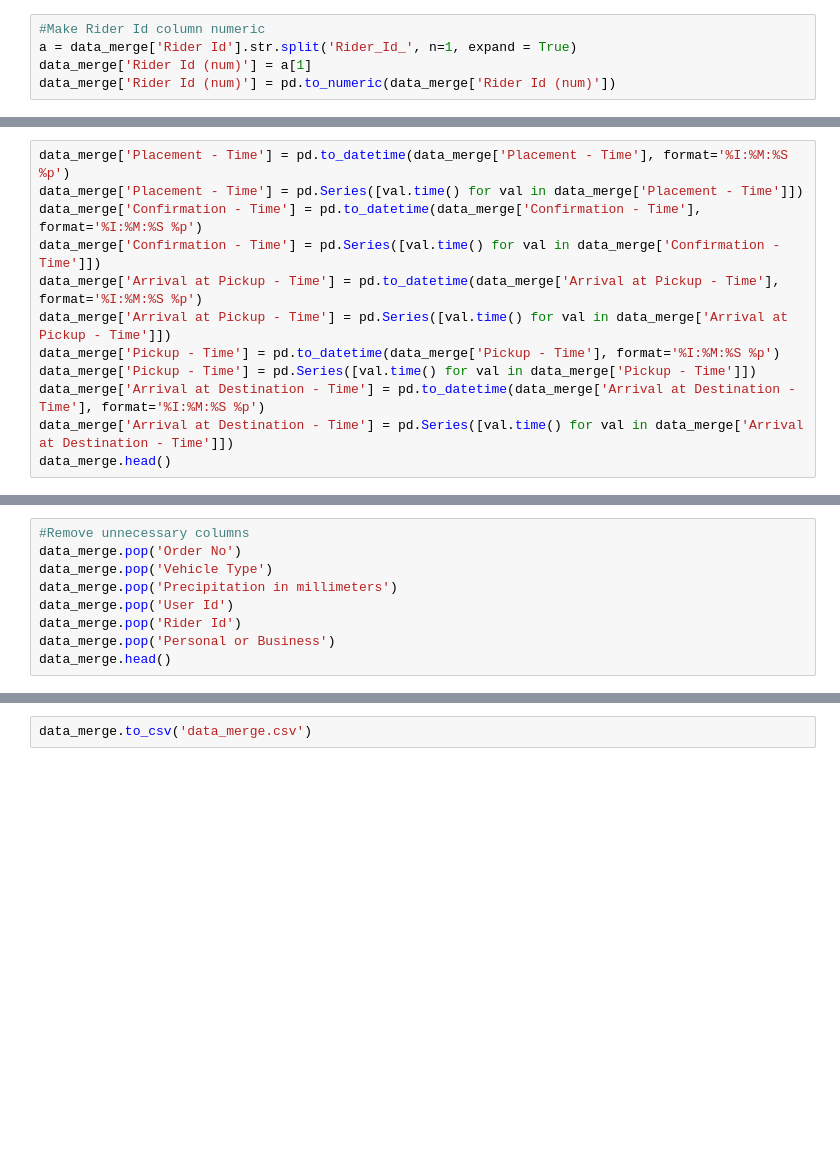
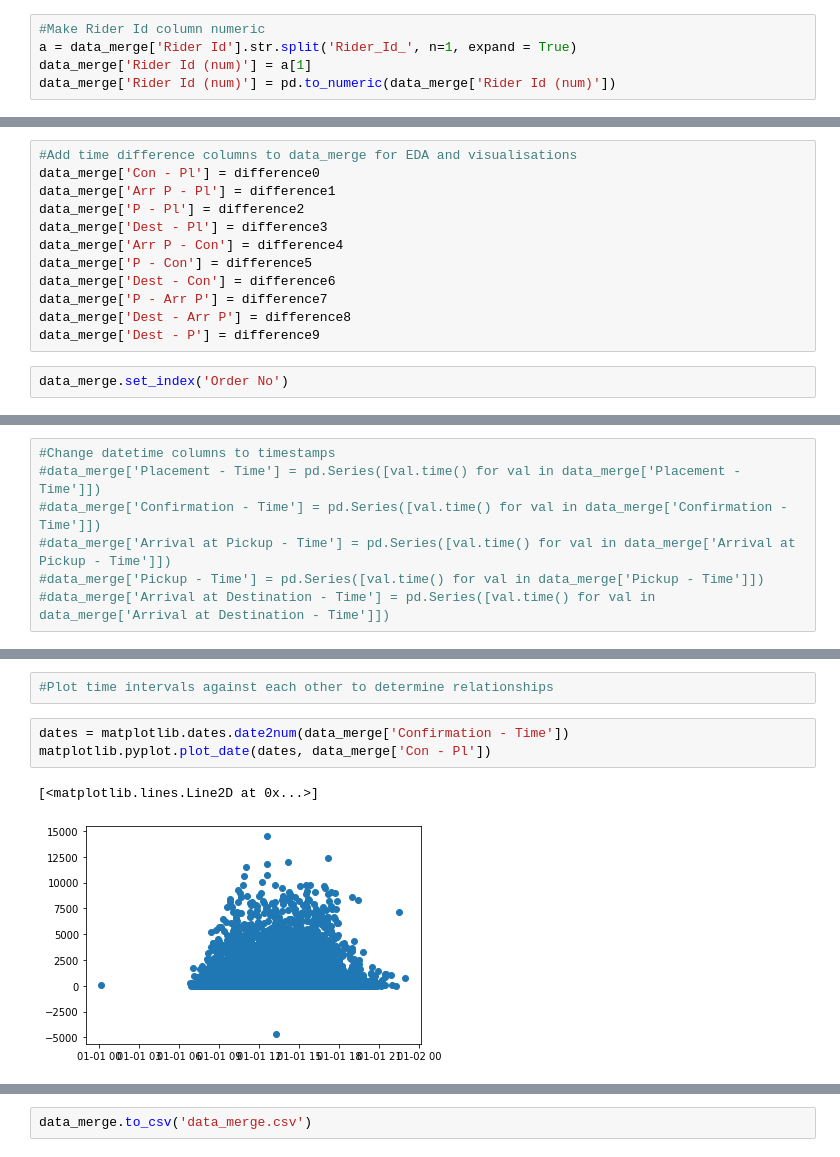
Before and after one commit to itumelengbohlale/regression_predict, a Jupyter notebook: data_preprocessing.ipynb, the cells around one changed output, grey strips where cells are left out. Saved outputs shown, nothing was run; the diff lists cells and outputs as text; blank space fills up the shorter version.

Commit message:
updated time column processing and dataset

```diff
--- a/data_preprocessing.ipynb
+++ b/data_preprocessing.ipynb
@@ -48,0 +104,14 @@ data_merge.head()
+# %%
+#Add time difference columns to data_merge for EDA and visualisations
+data_merge['Con - Pl'] = difference0
+data_merge['Arr P - Pl'] = difference1
+data_merge['P - Pl'] = difference2
+data_merge['Dest - Pl'] = difference3
+data_merge['Arr P - Con'] = difference4
+data_merge['P - Con'] = difference5
+data_merge['Dest - Con'] = difference6
+data_merge['P - Arr P'] = difference7
+data_merge['Dest - Arr P'] = difference8
+data_merge['Dest - P'] = difference9
+# %%
+data_merge.set_index('Order No')
@@ -49,12 +176,7 @@ data_merge.head()
 # %%
-data_merge['Placement - Time'] = pd.to_datetime(data_merge['Placement - Time'], format='%I:%M:%S %p')
-data_merge['Placement - Time'] = pd.Series([val.time() for val in data_merge['Placement - Time']])
-data_merge['Confirmation - Time'] = pd.to_datetime(data_merge['Confirmation - Time'], format='%I:%M:%S %p')
-data_merge['Confirmation - Time'] = pd.Series([val.time() for val in data_merge['Confirmation - Time']])
-data_merge['Arrival at Pickup - Time'] = pd.to_datetime(data_merge['Arrival at Pickup - Time'], format='%I:%M:%S %p')
-data_merge['Arrival at Pickup - Time'] = pd.Series([val.time() for val in data_merge['Arrival at Pickup - Time']])
-data_merge['Pickup - Time'] = pd.to_datetime(data_merge['Pickup - Time'], format='%I:%M:%S %p')
-data_merge['Pickup - Time'] = pd.Series([val.time() for val in data_merge['Pickup - Time']])
-data_merge['Arrival at Destination - Time'] = pd.to_datetime(data_merge['Arrival at Destination - Time'], format='%I:%M:%S %p')
-data_merge['Arrival at Destination - Time'] = pd.Series([val.time() for val in data_merge['Arrival at Destination - Time']])
-data_merge.head()
+#Change datetime columns to timestamps
+#data_merge['Placement - Time'] = pd.Series([val.time() for val in data_merge['Placement - Time']])
+#data_merge['Confirmation - Time'] = pd.Series([val.time() for val in data_merge['Confirmation - Time']])
+#data_merge['Arrival at Pickup - Time'] = pd.Series([val.time() for val in data_merge['Arrival at Pickup - Time']])
+#data_merge['Pickup - Time'] = pd.Series([val.time() for val in data_merge['Pickup - Time']])
+#data_merge['Arrival at Destination - Time'] = pd.Series([val.time() for val in data_merge['Arrival at Destination - Time']])
@@ -69,9 +182,0 @@ data_merge.head()
-# %%
-#Remove unnecessary columns
-data_merge.pop('Order No')
-data_merge.pop('Vehicle Type')
-data_merge.pop('Precipitation in millimeters')
-data_merge.pop('User Id')
-data_merge.pop('Rider Id')
-data_merge.pop('Personal or Business')
-data_merge.head()
@@ -86,3 +183,11 @@ data_merge.head()
+# %%
+#Plot time intervals against each other to determine relationships
+# %%
+dates = matplotlib.dates.date2num(data_merge['Confirmation - Time'])
+matplotlib.pyplot.plot_date(dates, data_merge['Con - Pl'])
+# %% [output]
+[<matplotlib.lines.Line2D at 0x...>]
+[figure, added]
 # %%
 #Move dependent variable to the end
 data_merge['Time from Pickup to Arrival'] = data_merge.pop('Time from Pickup to Arrival')
```
Also changed, not shown: parts of 22 cells of this notebook, 1 other file.
